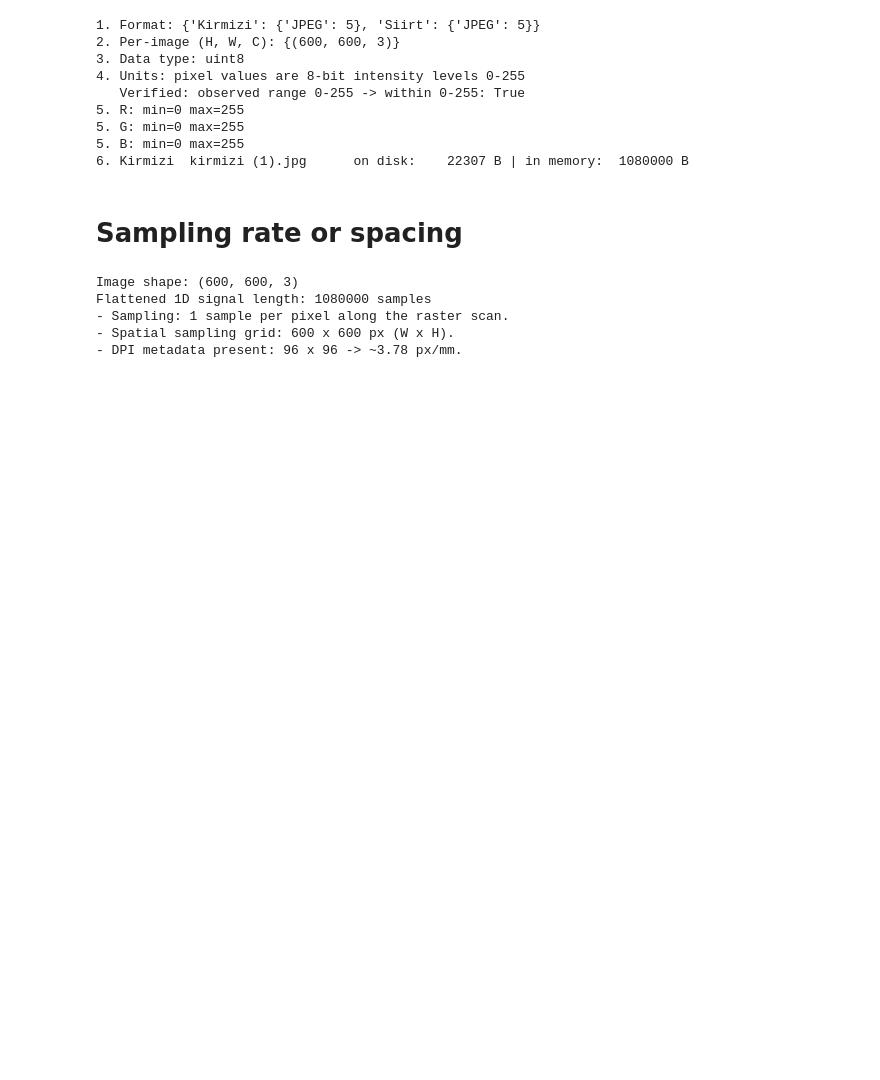
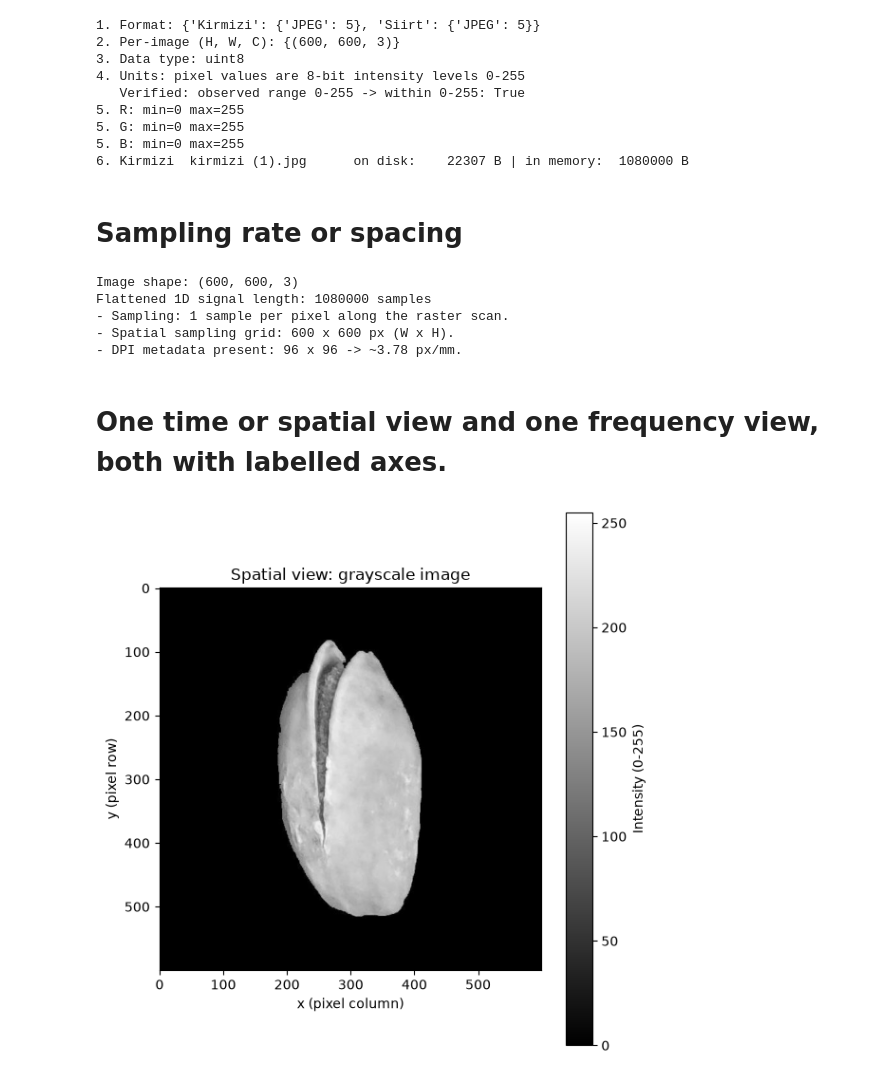
Before and after one commit to OleMarGlo/IDIG4120, a Jupyter notebook: p1.ipynb, the cells around one changed output. Cells and saved outputs as stored; diff of their text form; code cells hidden in the pictures; blank space fills up the shorter version.

Commit message:
setting the frequency view to find the 2d magnitude sepctrum

```diff
--- a/p1.ipynb
+++ b/p1.ipynb
@@ -124,3 +124,45 @@ Flattened 1D signal length: 1080000 samples
 - Sampling: 1 sample per pixel along the raster scan.
 - Spatial sampling grid: 600 x 600 px (W x H).
 - DPI metadata present: 96 x 96 -> ~3.78 px/mm.
+# %% [markdown]
+# One time or spatial view and one frequency view, both with labelled axes.
+# %%
+import numpy as np
+import matplotlib.pyplot as plt
+
+# Convert the image to grayscale (luminance) for a single 2D signal.
+gray = np.mean(records[0]["arr"], axis=2)   # (H, W) float, average of RGB
+H, W = gray.shape
+
+# --- Spatial view (the grayscale image itself) ---
+fig, ax = plt.subplots(figsize=(6, 6))
+im = ax.imshow(gray, cmap="gray", vmin=0, vmax=255)
+ax.set_xlabel("x (pixel column)")
+ax.set_ylabel("y (pixel row)")
+ax.set_title("Spatial view: grayscale image")
+plt.colorbar(im, ax=ax, label="Intensity (0-255)")
+plt.tight_layout()
+plt.show()
+
+# --- Frequency view (2D FFT magnitude spectrum) ---
+# Shift so DC is at the centre. Axes are in cycles per pixel (normalised),
+# since the physical sampling rate is unknown.
+spectrum = np.abs(np.fft.fftshift(np.fft.fft2(gray)))
+freq_x = np.fft.fftshift(np.fft.fftfreq(W, d=1.0))   # cycles/pixel, x
+freq_y = np.fft.fftshift(np.fft.fftfreq(H, d=1.0))   # cycles/pixel, y
+
+fig2, ax2 = plt.subplots(figsize=(6, 6))
+im2 = ax2.imshow(spectrum, extent=[freq_x[0], freq_x[-1], freq_y[-1], freq_y[0]],
+                 cmap="inferno", norm="log")
+ax2.set_xlabel("Spatial frequency x (cycles per pixel)")
+ax2.set_ylabel("Spatial frequency y (cycles per pixel)")
+ax2.set_title("Frequency view: 2D FFT magnitude spectrum (log scale)")
+plt.colorbar(im2, ax=ax2, label="Magnitude (log)")
+plt.tight_layout()
+plt.show()
+
+print("Note: frequency axes are in cycles per pixel (normalised). "
+      "Physical cycles-per-mm are NOT AVAILABLE / UNKNOWN "
+      "because the sampling rate is unknown.")
+# %% [output]
+[figure, added]
```
